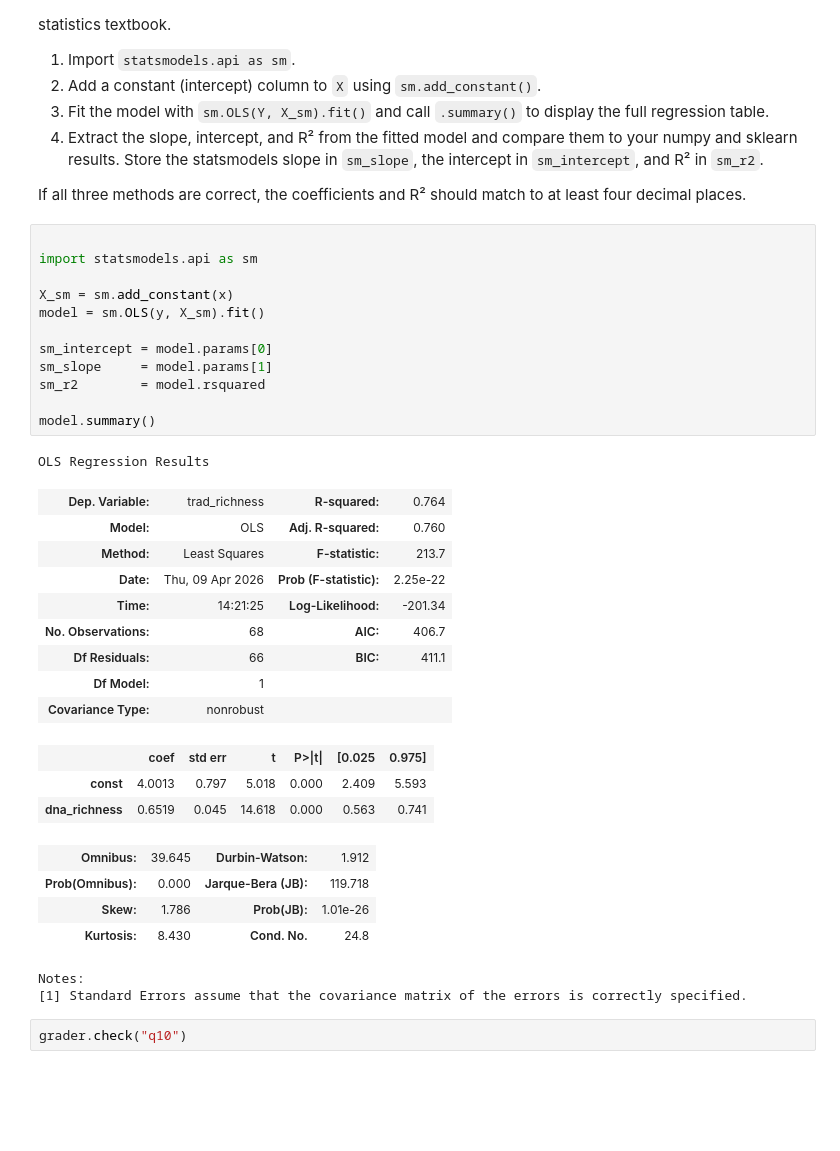
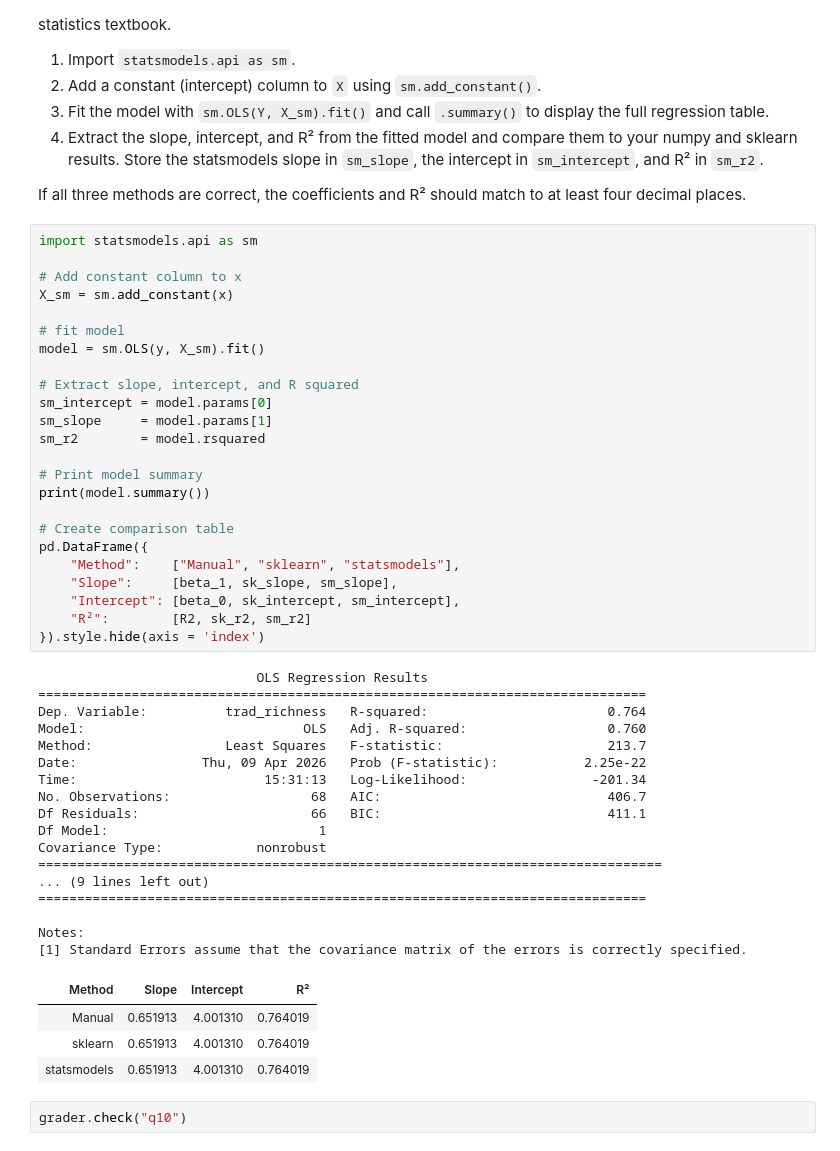
Before and after one commit to avarobillard/assignment-1, a Jupyter notebook: task2/hw1-task2.ipynb, the cells around one changed output. Saved outputs shown, nothing was run; the diff lists cells and outputs as text; blank space fills up the shorter version.

```diff
--- a/task2/hw1-task2.ipynb
+++ b/task2/hw1-task2.ipynb
@@ -260,37 +305,51 @@ q9 results: All test cases passed!
 
 If all three methods are correct, the coefficients and R² should match to at least four decimal places.
 # %%
-
 import statsmodels.api as sm
 
+# Add constant column to x
 X_sm = sm.add_constant(x)
+
+# fit model
 model = sm.OLS(y, X_sm).fit()
 
+# Extract slope, intercept, and R squared
 sm_intercept = model.params[0]
 sm_slope     = model.params[1]
 sm_r2        = model.rsquared
 
-model.summary()
+# Print model summary
+print(model.summary())
+
+# Create comparison table
+pd.DataFrame({
+    "Method":    ["Manual", "sklearn", "statsmodels"],
+    "Slope":     [beta_1, sk_slope, sm_slope],
+    "Intercept": [beta_0, sk_intercept, sm_intercept],
+    "R²":        [R2, sk_r2, sm_r2]
+}).style.hide(axis = 'index')
 # %% [output]
-OLS Regression Results
+                            OLS Regression Results
+==============================================================================
+Dep. Variable:          trad_richness   R-squared:                       0.764
+Model:                            OLS   Adj. R-squared:                  0.760
+Method:                 Least Squares   F-statistic:                     213.7
+Date:                Thu, 09 Apr 2026   Prob (F-statistic):           2.25e-22
+Time:                        15:31:13   Log-Likelihood:                -201.34
+No. Observations:                  68   AIC:                             406.7
+Df Residuals:                      66   BIC:                             411.1
+Df Model:                           1
+Covariance Type:            nonrobust
+================================================================================
+... (9 lines left out)
+==============================================================================
+
+Notes:
+[1] Standard Errors assume that the covariance matrix of the errors is correctly specified.
-| Dep. Variable: | trad_richness | R-squared: | 0.764 |
-| Model: | OLS | Adj. R-squared: | 0.760 |
-| Method: | Least Squares | F-statistic: | 213.7 |
-| Date: | Thu, 09 Apr 2026 | Prob (F-statistic): | 2.25e-22 |
-| Time: | 14:21:25 | Log-Likelihood: | -201.34 |
-| No. Observations: | 68 | AIC: | 406.7 |
-| Df Residuals: | 66 | BIC: | 411.1 |
-| Df Model: | 1 |  |  |
-| Covariance Type: | nonrobust |  |  |
+| Method | Slope | Intercept | R² |
+| Manual | 0.651913 | 4.001310 | 0.764019 |
+| sklearn | 0.651913 | 4.001310 | 0.764019 |
+| statsmodels | 0.651913 | 4.001310 | 0.764019 |
-|  | coef | std err | t | P>|t| | [0.025 | 0.975] |
-| const | 4.0013 | 0.797 | 5.018 | 0.000 | 2.409 | 5.593 |
-| dna_richness | 0.6519 | 0.045 | 14.618 | 0.000 | 0.563 | 0.741 |
-| Omnibus: | 39.645 | Durbin-Watson: | 1.912 |
-| Prob(Omnibus): | 0.000 | Jarque-Bera (JB): | 119.718 |
-| Skew: | 1.786 | Prob(JB): | 1.01e-26 |
-| Kurtosis: | 8.430 | Cond. No. | 24.8 |
-Notes:
-[1] Standard Errors assume that the covariance matrix of the errors is correctly specified.
 # %%
 grader.check("q10")
 # %% [output]
```
Also changed, not shown: parts of 12 cells of this notebook.
